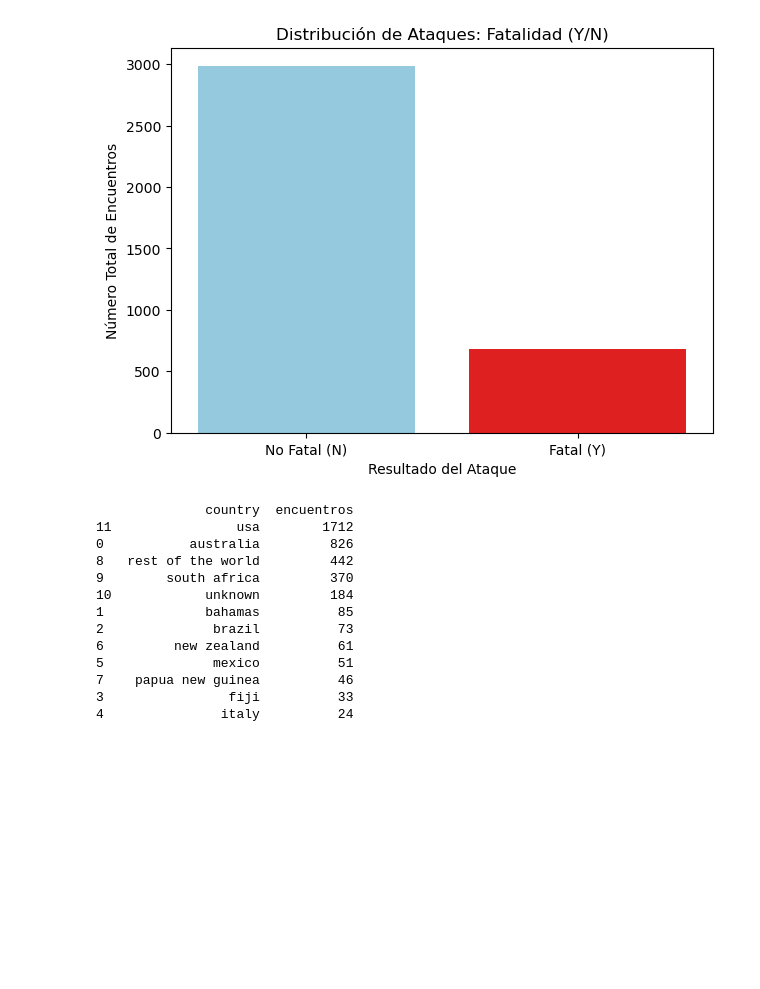
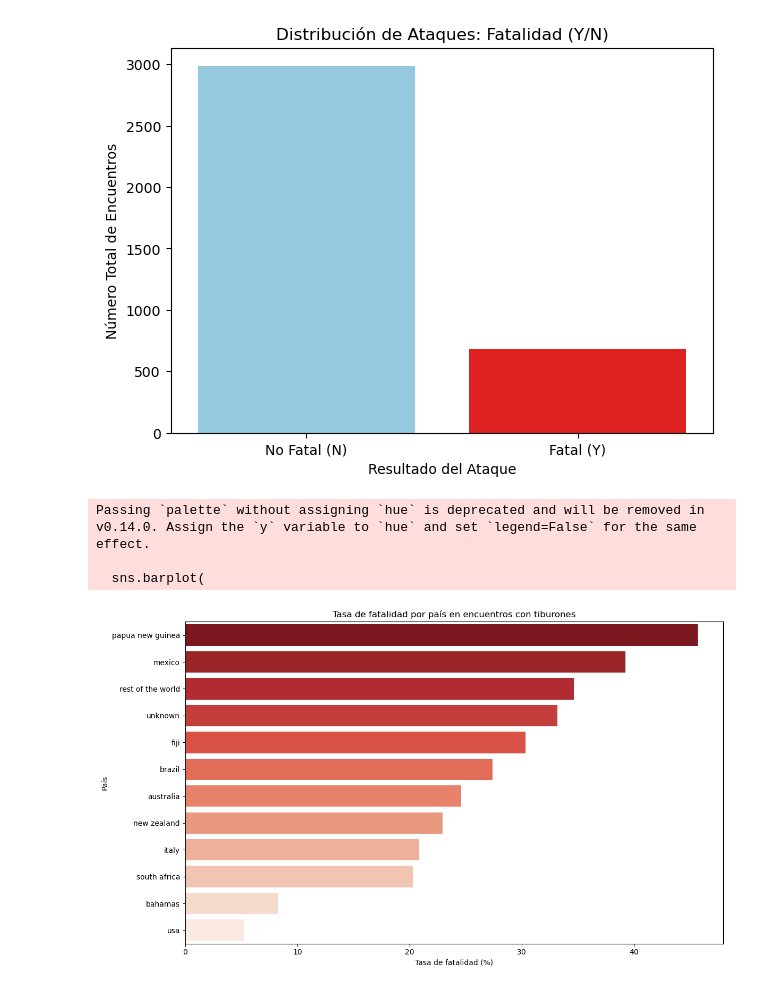
Before and after one commit to ignaciosabatell/Project-Shark-Attacks, a Jupyter notebook: Sharks_Attacks.ipynb, the cells around one changed output. Cells and saved outputs as stored; diff of their text form; code cells hidden in the pictures; blank space fills up the shorter version.

```diff
--- a/Sharks_Attacks.ipynb
+++ b/Sharks_Attacks.ipynb
@@ -894,26 +1002,27 @@ Passing `palette` without assigning `hue` is deprecated and will be removed in v
 
   sns.countplot(
 [figure]
-# %%
-# Agrupar por actividad y contar el número de registros
-tabla_actividad = df.groupby("country").size().reset_index(name="encuentros")
-
-# Ordenar de mayor a menor número de encuentros
-tabla_actividad = tabla_actividad.sort_values("encuentros", ascending=False)
-
-# Mostrar la tabla
-print(tabla_actividad)
-# %% [output]
-              country  encuentros
-11                usa        1712
-0           australia         826
-8   rest of the world         442
-9        south africa         370
-10            unknown         184
-1             bahamas          85
-2              brazil          73
-6         new zealand          61
-5              mexico          51
-7    papua new guinea          46
-3                fiji          33
-4               italy          24
+# %%
+import matplotlib.pyplot as plt
+import seaborn as sns
+# Ordenar el DataFrame por fatal_rate de mayor a menor
+df_fatality = df_fatality.sort_values("fatal_rate", ascending=False)
+# Crear el gráfico de barras horizontal respetando el orden
+plt.figure(figsize=(12, 7))
+sns.barplot(
+    x="fatal_rate",
+    y="country",
+    data=df_fatality,
+    palette="Reds_r",
+    order=df_fatality["country"]  # <- aquí está la clave
+)
+plt.xlabel("Tasa de fatalidad (%)")
+plt.ylabel("País")
+plt.title("Tasa de fatalidad por país en encuentros con tiburones")
+plt.tight_layout()
+plt.show()
+# %% [output]
+Passing `palette` without assigning `hue` is deprecated and will be removed in v0.14.0. Assign the `y` variable to `hue` and set `legend=False` for the same effect.
+
+  sns.barplot(
+[figure, added]
```
Also changed, not shown: parts of 7 cells of this notebook.
